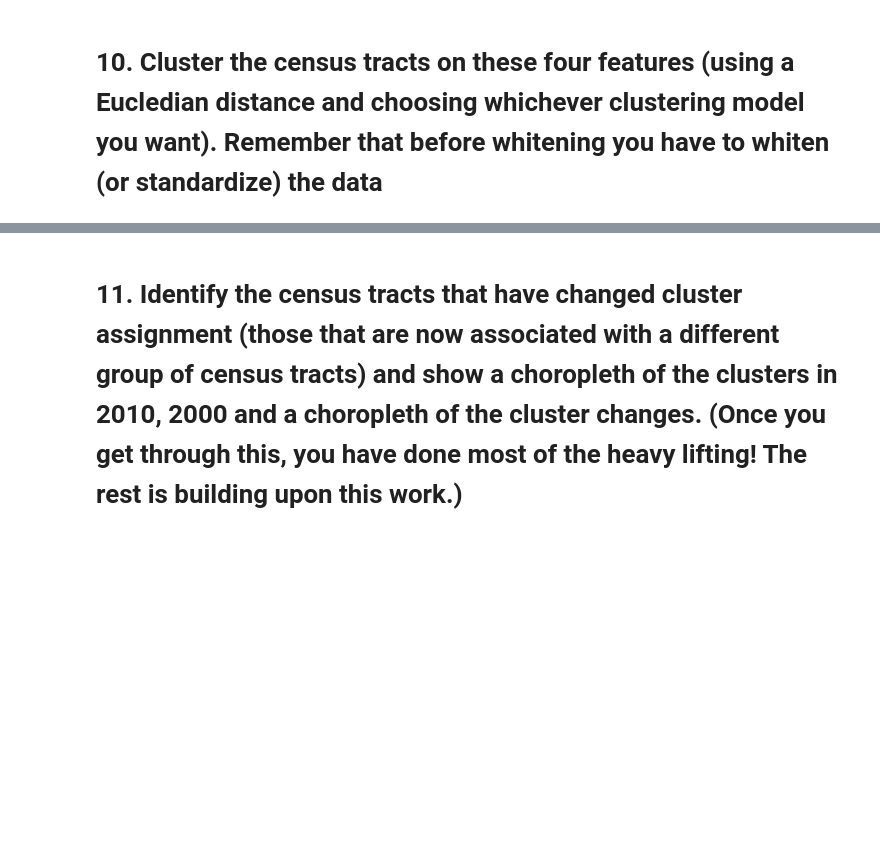
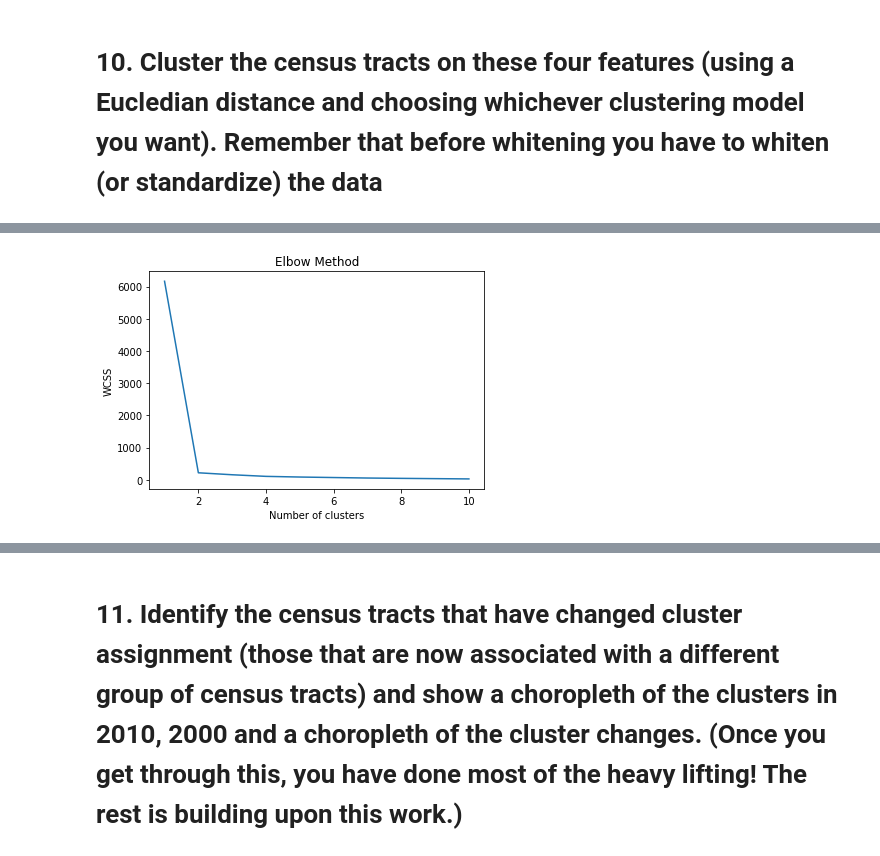
Before and after one commit to lanyu0322/PUS2020_LYu, a Jupyter notebook: HW11/hw11_Lan.ipynb, the cells around one changed output, grey strips where cells are left out. Drawn from its saved outputs; the diff is of its cells as text; code cells hidden in the pictures; blank space fills up the shorter version.

```diff
--- a/HW11/hw11_Lan.ipynb
+++ b/HW11/hw11_Lan.ipynb
@@ -1058,10 +1244,2 @@ zipcode_geobiz
 # %% [markdown]
 # 10. Cluster the census tracts on these four features (using a Eucledian distance and choosing whichever clustering model you want). Remember that before whitening you have to whiten (or standardize) the data
-# %%
-import numpy as np
-import pylab as pl
-import sklearn.cluster
-import os
-import urllib
-%pylab inline
-pl.style.use('ggplot')
@@ -1070,5 +1245,0 @@ Populating the interactive namespace from numpy and matplotlib
-# %%
-def dist (data, c):
-    return (data[0]-c[0])**2 + (data[1]-c[1])**2
-%pylab inline
-pl.style.use('ggplot')
@@ -1076,0 +1248,13 @@ Populating the interactive namespace from numpy and matplotlib
+# %%
+# standardize
+cluster00 = zip00[["density2000", "MedianAge", "PercWhite", "median_income"]].values
+cluster00_st = (cluster00 - cluster00.mean(axis=1, keepdims=True)) / cluster00.std(axis=1, keepdims=True)
+cluster00_st = pd.DataFrame(cluster00_st)
+
+cluster10 = zip10[["density2010", "MedianAge", "PercWhite", "median_income"]].values
+cluster10_st = (cluster10 - cluster10.mean(axis=1, keepdims=True)) / cluster10.std(axis=1, keepdims=True)
+cluster10_st = pd.DataFrame(cluster10_st)
+# %%
+
+cluster00_st = cluster00_st.fillna(0).values
+cluster10_st = cluster10_st.fillna(0).values
@@ -1076,0 +1271,13 @@ Populating the interactive namespace from numpy and matplotlib
+# %%
+wcss = []
+for i in range(1, 11):
+    kmeans = KMeans(n_clusters=i, init='k-means++', max_iter=300, n_init=10, random_state=0)
+    kmeans.fit(cluster00_st)
+    wcss.append(kmeans.inertia_)
+plt.plot(range(1, 11), wcss)
+plt.title('Elbow Method')
+plt.xlabel('Number of clusters')
+plt.ylabel('WCSS')
+plt.show()
+# %% [output]
+[figure, added]
```
Also changed, not shown: parts of 50 cells of this notebook.
